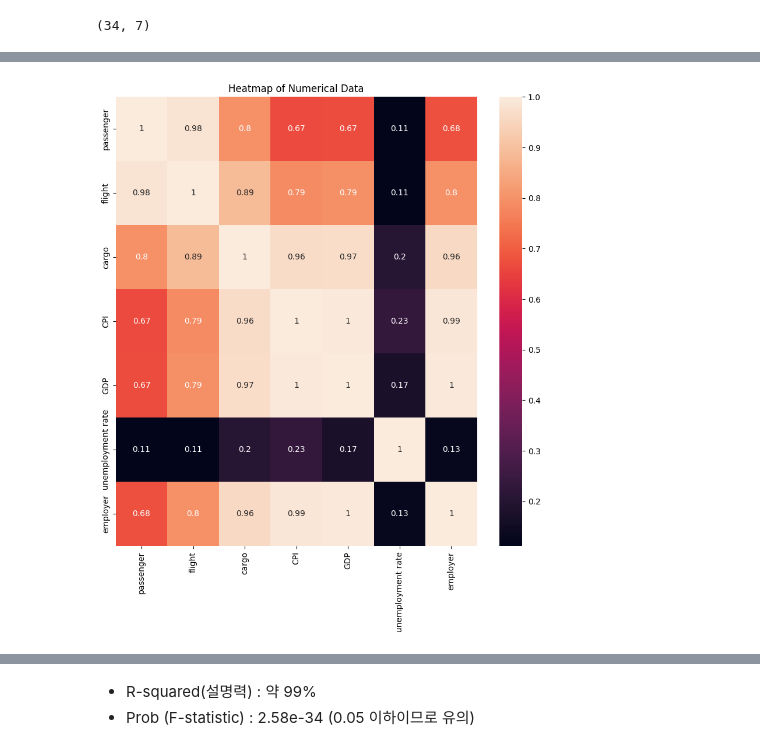
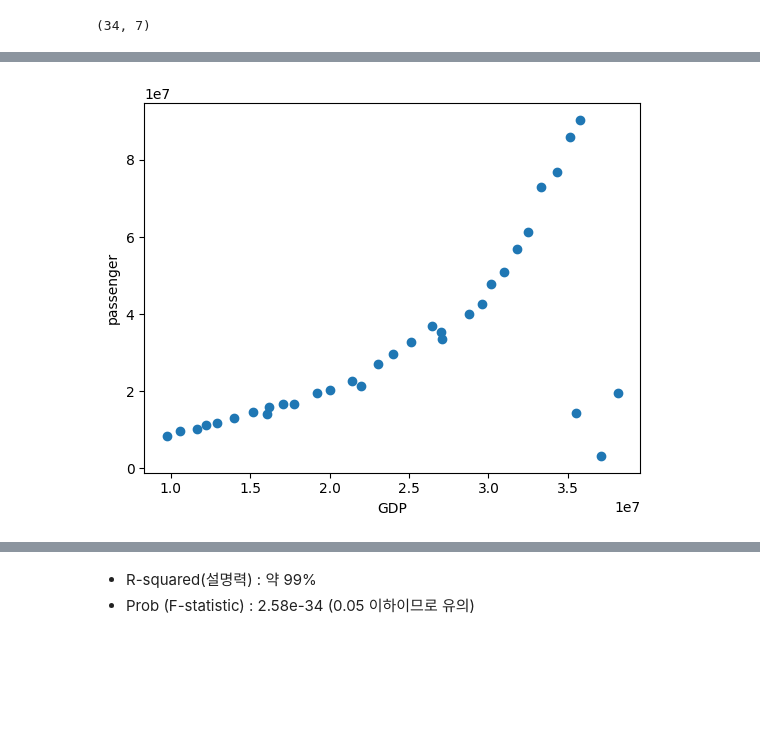
Before and after one commit to Chocoding1/Machine-Learning-Deep-Learning, a Jupyter notebook: AI_final.ipynb, the cells around one changed output, grey strips where cells are left out. Drawn from its saved outputs; the diff is of its cells as text; code cells hidden in the pictures; blank space fills up the shorter version.

```diff
--- a/AI_final.ipynb
+++ b/AI_final.ipynb
@@ -78,11 +49,11 @@ df.corr()
-# %%
-import seaborn as sns
-import matplotlib.pyplot as plt
-# 피처 간 상관 관계 매트릭스
-corrMat = df.corr()
-fig, ax= plt.subplots()
-fig.set_size_inches(10, 10)
-sns.heatmap(corrMat, annot=True) # 상관관계 히트맵 그리기
-ax.set(title='Heatmap of Numerical Data');
-# %% [output]
-[figure, removed]
+# %%
+import matplotlib.pyplot as plt
+
+# 운항편, 승객 산점도
+plt.scatter(df['GDP'], df['passenger'])
+plt.xlabel('GDP')
+plt.ylabel('passenger')
+
+plt.show()
+# %% [output]
+[figure, added]
```
Also changed, not shown: parts of 21 cells of this notebook.
